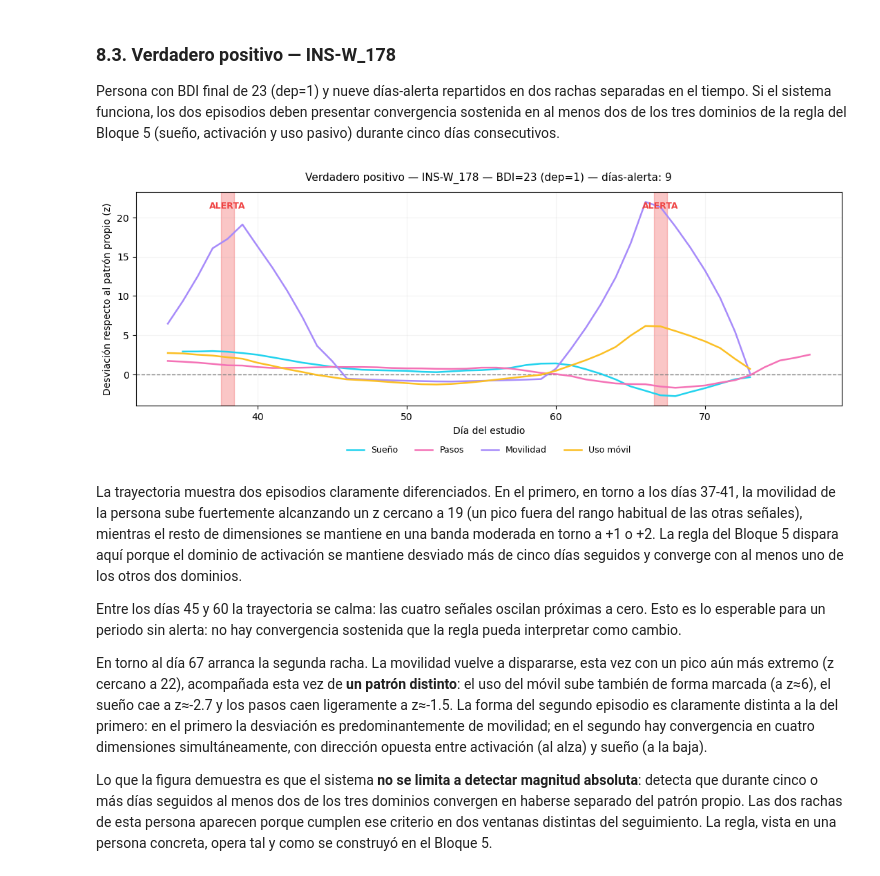
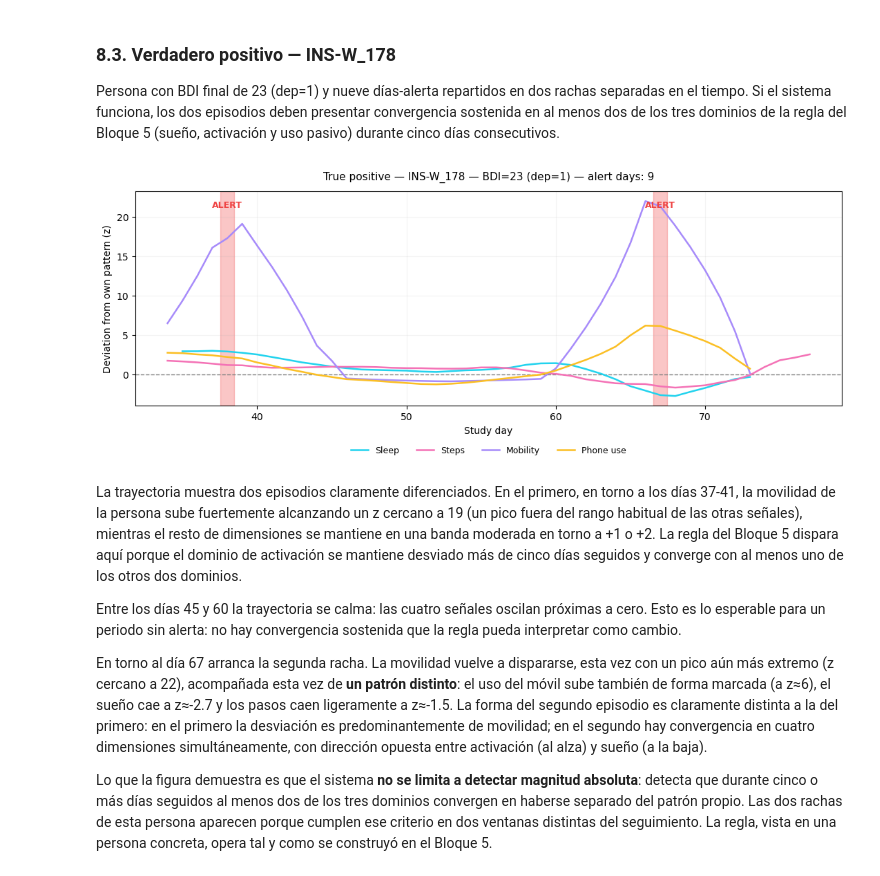
Before and after one commit to alejandrobarriel/globem, a Jupyter notebook: notebooks/globem.ipynb, the cells around one changed output. Drawn from its saved outputs; the diff is of its cells as text; code cells hidden in the pictures.

```diff
--- a/notebooks/globem.ipynb
+++ b/notebooks/globem.ipynb
@@ -5207,0 +5208,31 @@ INS-W_024            0  34.0
+# %%
+# Reutilizamos df_bdi (ya cargado y filtrado por BDI no nulo en la celda de calibración)
+
+# Cruzar df_person (que tiene alert_days y dep) con el BDI
+df_cases = df_person[["pid", "alert_days", "dep"]].merge(df_bdi[["pid", "BDI2"]], on="pid", how="left")
+
+# Separar los tres cuadrantes
+true_positives  = df_cases[(df_cases["dep"] == 1) & (df_cases["alert_days"] > 0)]
+false_positives = df_cases[(df_cases["dep"] == 0) & (df_cases["alert_days"] > 0)]
+false_negatives = df_cases[(df_cases["dep"] == 1) & (df_cases["alert_days"] == 0)]
+
+# Ordenar cada cuadrante por criterios útiles
+true_positives  = true_positives.sort_values(by=["alert_days", "BDI2"], ascending=[False, False])
+false_positives = false_positives.sort_values(by=["alert_days", "BDI2"], ascending=[False, True])
+false_negatives = false_negatives.sort_values(by="BDI2", ascending=False)
+
+# Imprimir resumen
+print("People with measured BDI:", len(df_cases))
+print()
+print("True positives  (alert + BDI>=14):", len(true_positives))
+print("False positives (alert + BDI<14): ", len(false_positives))
+print("False negatives (no alert + BDI>=14):", len(false_negatives))
+print()
+print("Top TP candidates:")
+print(true_positives[["pid", "alert_days", "BDI2"]].head(5).to_string(index=False))
+print()
+print("Top FP candidates:")
+print(false_positives[["pid", "alert_days", "BDI2"]].head(5).to_string(index=False))
+print()
+print("Top FN candidates:")
+print(false_negatives[["pid", "alert_days", "BDI2"]].head(5).to_string(index=False))
@@ -5302,10 +5351,10 @@ def dibujar_trayectoria(pid, etiqueta_caso):
 ### 8.3. Verdadero positivo — INS-W_178
 
 Persona con BDI final de 23 (dep=1) y nueve días-alerta repartidos en dos rachas separadas en el tiempo. Si el sistema funciona, los dos episodios deben presentar convergencia sostenida en al menos dos de los tres dominios de la regla del Bloque 5 (sueño, activación y uso pasivo) durante cinco días consecutivos.
-# %%
-dibujar_trayectoria(pid_VP, "Verdadero positivo")
-# %% [output]
-[figure, removed]
+# %%
+draw_trajectory(pid_TP, "True positive")
+# %% [output]
+[figure, added]
 # %% [markdown]
 La trayectoria muestra dos episodios claramente diferenciados. En el primero, en torno a los días 37-41, la movilidad de la persona sube fuertemente alcanzando un z cercano a 19 (un pico fuera del rango habitual de las otras señales), mientras el resto de dimensiones se mantiene en una banda moderada en torno a +1 o +2. La regla del Bloque 5 dispara aquí porque el dominio de activación se mantiene desviado más de cinco días seguidos y converge con al menos uno de los otros dos dominios.
 
```
Also changed, not shown: parts of 56 cells of this notebook.
